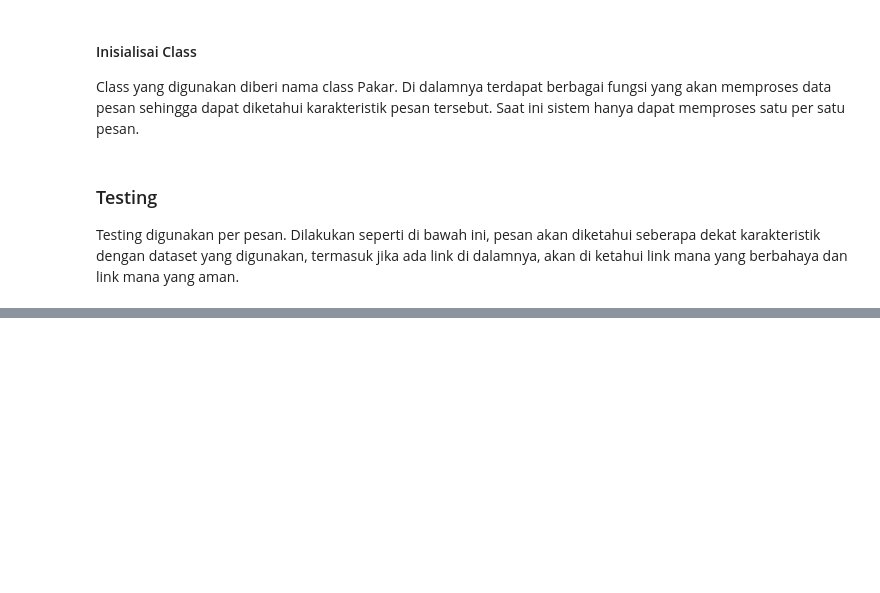
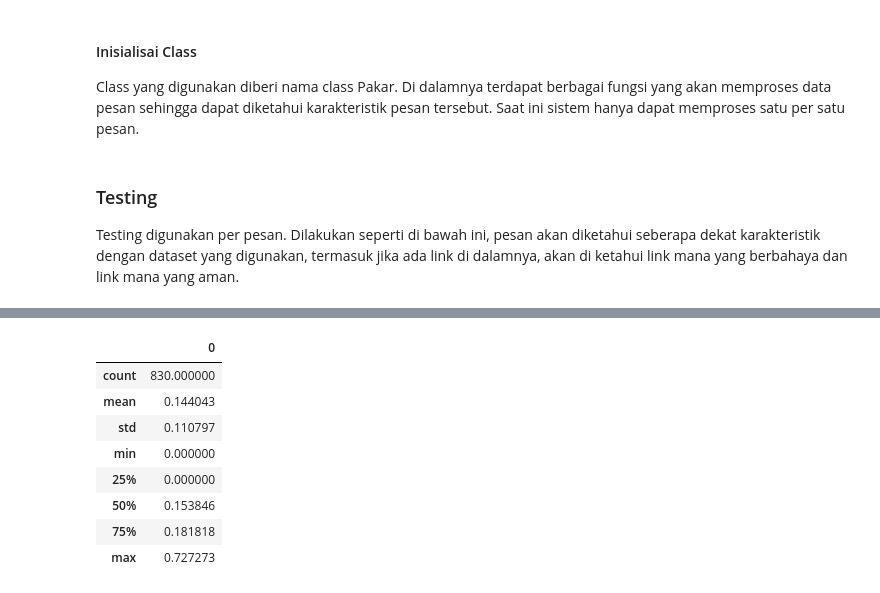
Before and after one commit to khumam/Group-Chat-Analysis-Python, a Jupyter notebook: Pakar.ipynb, the cells around one changed output, grey strips where cells are left out. Saved outputs shown, nothing was run; the diff lists cells and outputs as text; code cells hidden in the pictures; blank space fills up the shorter version.

```diff
--- a/Pakar.ipynb
+++ b/Pakar.ipynb
@@ -127,0 +142,13 @@ Keterangan:  ['VeriSign Global Registry Services']
+# %%
+hoaxs = pd.DataFrame(np.array(t.get_data()))
+hoaxs.describe()
+# %% [output]
+|  | 0 |
+| count | 830.000000 |
+| mean | 0.144043 |
+| std | 0.110797 |
+| min | 0.000000 |
+| 25% | 0.000000 |
+| 50% | 0.153846 |
+| 75% | 0.181818 |
+| max | 0.727273 |
```
Also changed, not shown: parts of 6 cells of this notebook, 4 other files.
